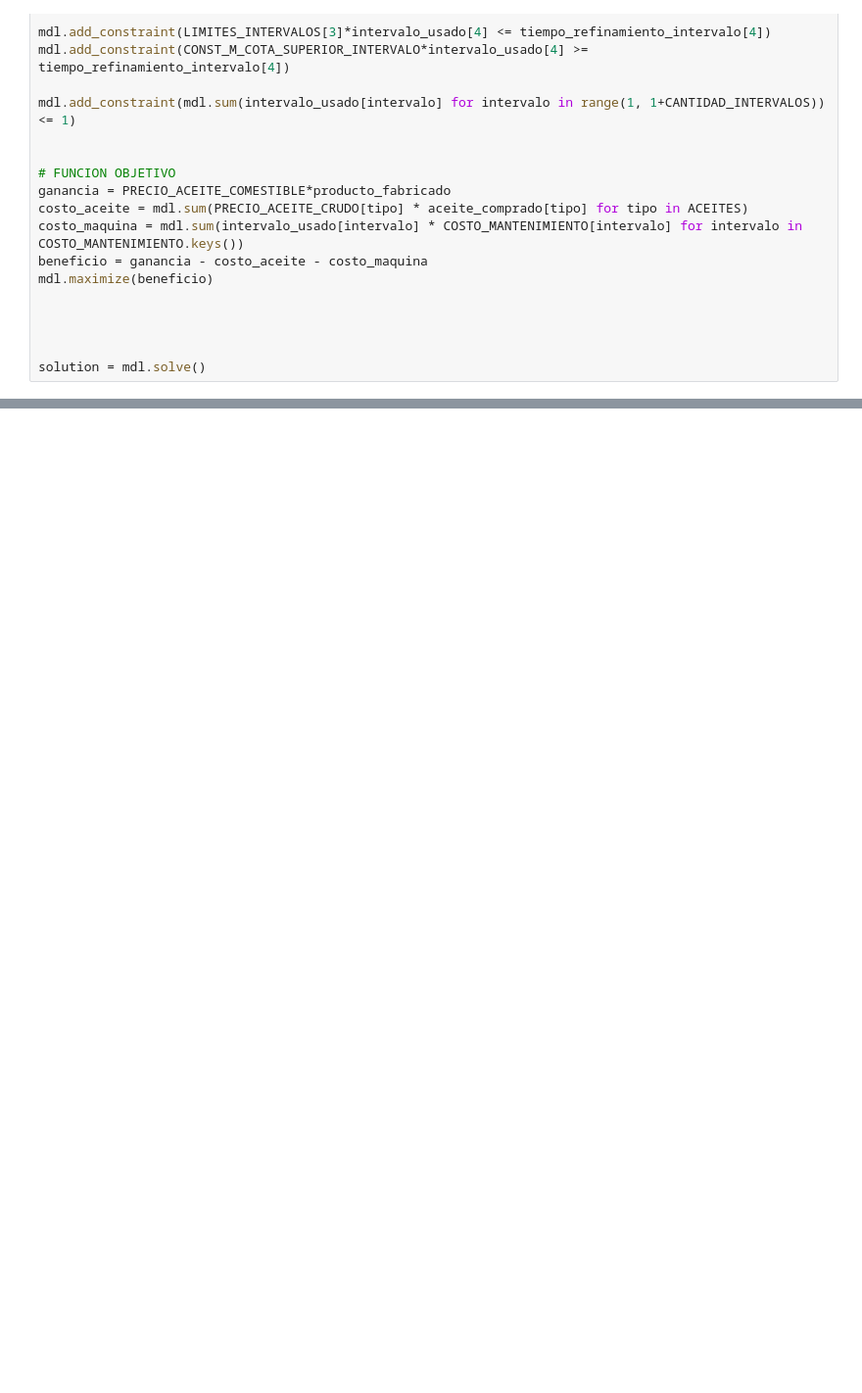
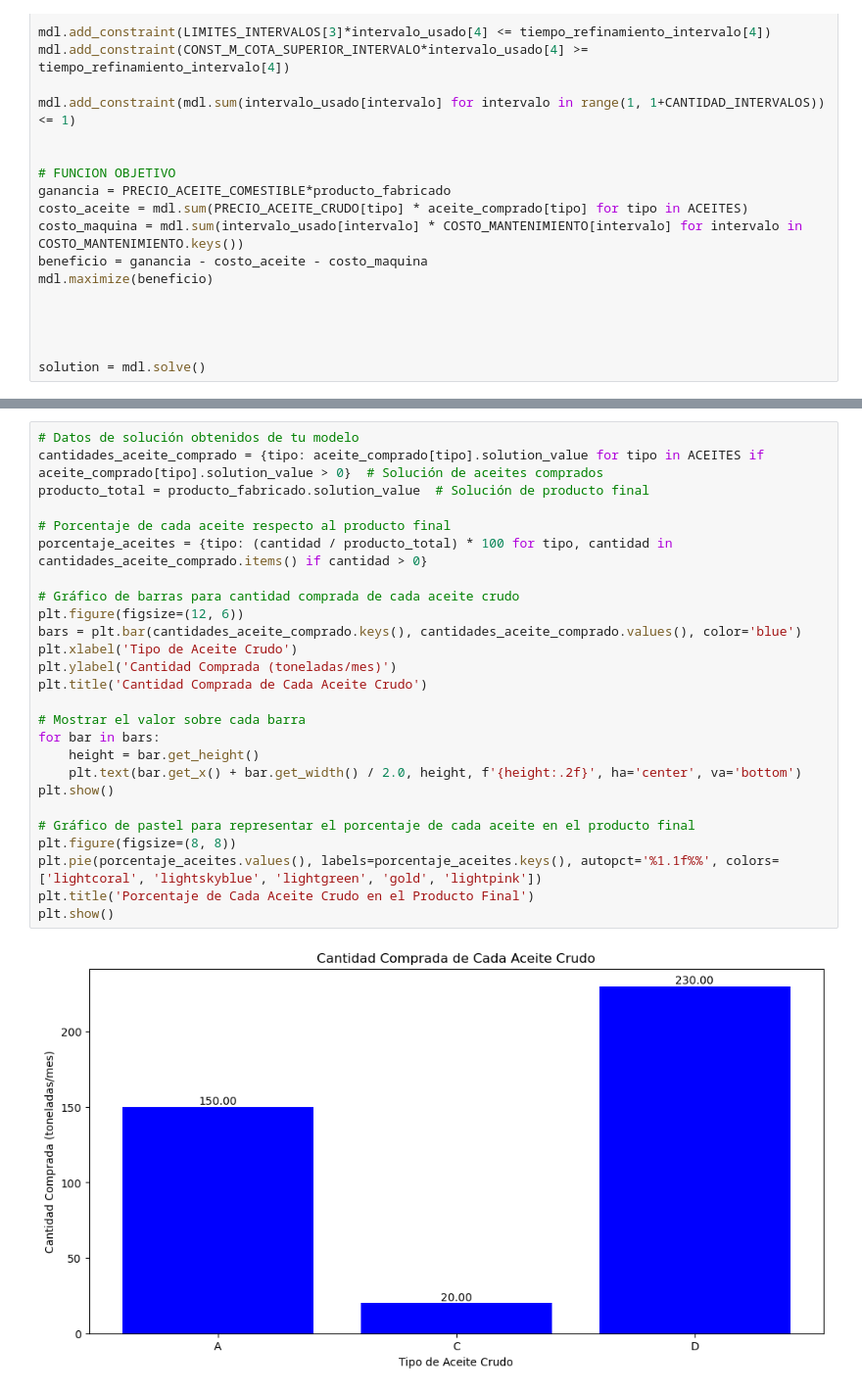
Before and after one commit to NJGodoy/MO1, a Jupyter notebook: Ejercicio_3_6/Ejercicio_3_6.ipynb, the cells around one changed output, grey strips where cells are left out. Shown at 98% size. Saved outputs shown, nothing was run; the diff lists cells and outputs as text; blank space fills up the shorter version.

Commit message:
Cambios en gráfico

```diff
--- a/Ejercicio_3_6/Ejercicio_3_6.ipynb
+++ b/Ejercicio_3_6/Ejercicio_3_6.ipynb
@@ -151,0 +152,28 @@ BENEFICIO:
+# %%
+# Datos de solución obtenidos de tu modelo
+cantidades_aceite_comprado = {tipo: aceite_comprado[tipo].solution_value for tipo in ACEITES if aceite_comprado[tipo].solution_value > 0}  # Solución de aceites comprados
+producto_total = producto_fabricado.solution_value  # Solución de producto final
+
+# Porcentaje de cada aceite respecto al producto final
+porcentaje_aceites = {tipo: (cantidad / producto_total) * 100 for tipo, cantidad in cantidades_aceite_comprado.items() if cantidad > 0}
+
+# Gráfico de barras para cantidad comprada de cada aceite crudo
+plt.figure(figsize=(12, 6))
+bars = plt.bar(cantidades_aceite_comprado.keys(), cantidades_aceite_comprado.values(), color='blue')
+plt.xlabel('Tipo de Aceite Crudo')
+plt.ylabel('Cantidad Comprada (toneladas/mes)')
+plt.title('Cantidad Comprada de Cada Aceite Crudo')
+
+# Mostrar el valor sobre cada barra
+for bar in bars:
+    height = bar.get_height()
+    plt.text(bar.get_x() + bar.get_width() / 2.0, height, f'{height:.2f}', ha='center', va='bottom')
+plt.show()
+
+# Gráfico de pastel para representar el porcentaje de cada aceite en el producto final
+plt.figure(figsize=(8, 8))
+plt.pie(porcentaje_aceites.values(), labels=porcentaje_aceites.keys(), autopct='%1.1f%%', colors=['lightcoral', 'lightskyblue', 'lightgreen', 'gold', 'lightpink'])
+plt.title('Porcentaje de Cada Aceite Crudo en el Producto Final')
+plt.show()
+# %% [output]
+[figure, added]
```
Also changed, not shown: parts of 5 cells of this notebook.
